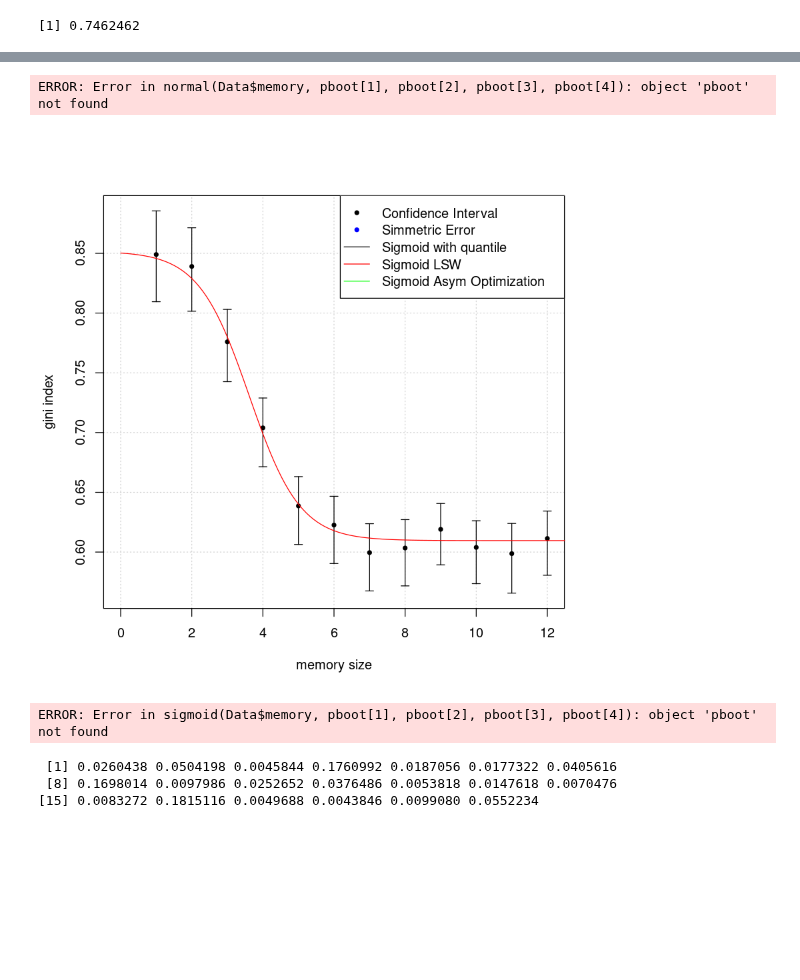
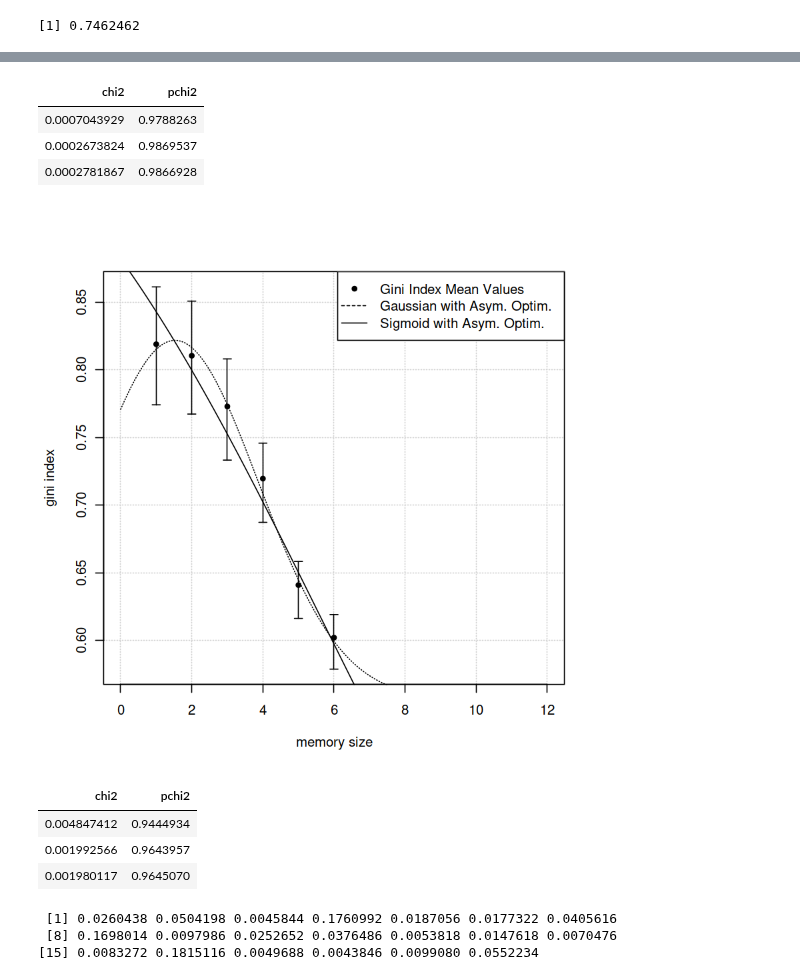
Before and after one commit to BFSteam/memory, a Jupyter notebook: jup/R/R_fit_activation_time.ipynb, the cells around one changed output, grey strips where cells are left out. Drawn from its saved outputs; the diff is of its cells as text; code cells hidden in the pictures; blank space fills up the shorter version.

```diff
--- a/jup/R/R_fit_activation_time.ipynb
+++ b/jup/R/R_fit_activation_time.ipynb
@@ -146,6 +128,6 @@ Warning message in fread(files[k]):
 # %%
 fwrite(x = data.table(HBp), file="./HBp.csv")
 # %%
-HBp <- fread(file = './HBp.csv', header=FALSE, sep=",")
+HBp <- fread(file = '../../log/maggiora/HBp_news.csv', header=FALSE, sep=",")
 nrow(HBp)
 # %% [output]
@@ -263,7 +250,7 @@ normal <- function(x, mu, sig, scale, off) { off + scale * dnorm(x, mu, sig) }
 sigmoid <- function(x, mu, sig, scale, off) { off + scale * 1/(sig + exp(mu*x)) }
 # %%
 #https://stackoverflow.com/questions/13032777/scatter-plot-with-error-bars
-Data <- data.frame(memory=c(1:20), gini=gini_news,
+Data <- data.frame(memory=c(1:6), gini=gini_news,
                    giniup=ifelse(gini_erru>(gini_estd), gini_erru, gini_estd),
                    ginidown=ifelse(gini_errd>(gini_estd), gini_errd, gini_estd), ginistd=gini_estd)
 
@@ -304,11 +291,11 @@ fitGfunk = function(x,y,wu,wd,mu,sig,scale,off){
 }
 
 
-#fitPstd  = fitGstd(Data$memory, Data$gini, Data$ginistd, 0.1,3.5,1.0,0.6)
-#pstd  = fitPstd$par
+fitPstd  = fitGstd(Data$memory, Data$gini, Data$ginistd, 0.1,3.5,1.0,0.6)
+pstd  = fitPstd$par
 
-#fitPboot = fitGboot(Data$memory, Data$gini, Data$giniup+Data$ginidown, pstd[1],pstd[2],pstd[3],pstd[4])
-#pboot = fitPboot$par
+fitPboot = fitGboot(Data$memory, Data$gini, Data$giniup+Data$ginidown, pstd[1],pstd[2],pstd[3],pstd[4])
+pboot = fitPboot$par
 
 fitPfunk = fitGfunk(Data$memory, Data$gini, Data$giniup, Data$ginidown, 0.1,3.5,1.0,0.6)
 pfunk = fitPfunk$par
@@ -318,9 +305,11 @@ plot(Data$memory, Data$gini, xlab="memory size", ylab="gini index", pch=20, xlim
 arrows(Data$memory, Data$gini-Data$ginidown, Data$memory, Data$gini + Data$giniup, length=0.05, angle=90, code=3)
 par(new=TRUE)
 
-#pboot
-#pstd
+pboot
+pstd
 pfunk
+
+gausspar<-pfunk
 
 #curve(normal(x, pboot[1], pboot[2], pboot[3], pboot[4]), 0, 20 ,n=200, add=TRUE)
 #curve(normal(x, pstd[1], pstd[2], pstd[3], pstd[4]), 0, 20 ,n=200, add=TRUE, col='red')
@@ -347,7 +338,10 @@ data.frame(chi2=c(chi2boot, chi2std, chi2funk), pchi2=c(
     pchisq(chi2funk, df=1 , lower.tail=FALSE)
 ))
 # %% [output]
-ERROR: Error in normal(Data$memory, pboot[1], pboot[2], pboot[3], pboot[4]): object 'pboot' not found
+| chi2 | pchi2 |
+| 0.0007043929 | 0.9788263 |
+| 0.0002673824 | 0.9869537 |
+| 0.0002781867 | 0.9866928 |
 # %%
 ## https://stackoverflow.com/questions/15882323/r-robust-fitting-of-data-points-to-a-gaussian-function#15883835
 
@@ -363,42 +357,43 @@ fitGboot = function(x,y,w,mu,sig,scale,off){
 fitGstd = function(x,y,w,mu,sig,scale,off){
     f = function(p){
         d = p[4] + p[3]*(1/(p[2] + exp(p[1]*x)))
         sum((d-y)^2/(w^2))
     }
     optim(c(mu,sig,scale,off),f)
 }
 
 fitGfunk = function(x,y,wu,wd,mu,sig,scale,off){
     f = function(p){
         d = p[4] + p[3]*(1/(p[2] + exp(p[1]*x)))
         sum((d-y)^2/((2*wu)^2*Heaviside(d-y) + (2*wd)^2*Heaviside(y-d)))
     }
     optim(c(mu,sig,scale,off),f)
 }
 
-#fitPstd  =  fitGstd(Data$memory, Data$gini, Data$ginistd, -0.1,3.5,1.0,0.6)
-#pstd  = fitPstd$par
+fitPstd  =  fitGstd(Data$memory, Data$gini, Data$ginistd, -0.1,3.5,1.0,0.6)
+pstd  = fitPstd$par
 
-#fitPboot = fitGboot(Data$memory, Data$gini, Data$giniup+Data$ginidown, pstd[1],pstd[2],pstd[3],pstd[4])
-#pboot = fitPboot$par
+fitPboot = fitGboot(Data$memory, Data$gini, Data$giniup+Data$ginidown, pstd[1],pstd[2],pstd[3],pstd[4])
+pboot = fitPboot$par
 
 fitPfunk = fitGfunk(Data$memory, Data$gini, Data$giniup, Data$ginidown, -0.1,3.5,1.0,0.6)
 pfunk = fitPfunk$par
 
 plot(Data$memory, Data$gini, xlab="memory size", ylab="gini index", pch=20, xlim=range(0,12),ylim=range(c(Data$gini-Data$ginidown, Data$gini+Data$giniup)), panel.first=grid())
 #arrows(Data$memory, Data$gini-Data$ginistd, Data$memory, Data$gini + Data$ginistd, length=0.05, angle=90, code=3, col='blue')
 arrows(Data$memory, Data$gini-Data$ginidown, Data$memory, Data$gini + Data$giniup, length=0.05, angle=90, code=3)
 par(new=TRUE)
 
 #curve(sigmoid(x, pboot[1], pboot[2], pboot[3], pboot[4]), 0, 20 ,n=200, add=TRUE)
 #curve(sigmoid(x, pstd[1], pstd[2], pstd[3], pstd[4]), 0, 20 ,n=200, add=TRUE, col='red')
-curve(sigmoid(x, pfunk[1], pfunk[2], pfunk[3], pfunk[4]), 0, 20 ,n=200, add=TRUE, col='red')
+curve(normal(x, gausspar[1], gausspar[2], gausspar[3], gausspar[4]), 0, 20 ,n=200, add=TRUE, col='black', lty=3)
+curve(sigmoid(x, pfunk[1], pfunk[2], pfunk[3], pfunk[4]), 0, 20 ,n=200, add=TRUE, col='black')
 
-legend("topright", pch = c(20, 20, NA, NA, NA), lty=c(NA, NA, 1, 1, 1),
-        col = c("black", "blue", "black", "red", "green"),
-        legend = c("Confidence Interval", "Simmetric Error", "Sigmoid with quantile", "Sigmoid LSW", "Sigmoid Asym Optimization"))
+legend("topright", pch = c(20, NA, NA), lty=c(NA,2, 1),
+        col = c("black", "black", "black"),
+        legend = c("Gini Index Mean Values", "Gaussian with Asym. Optim.", "Sigmoid with Asym. Optim."))
 # %% [output]
-[figure, old version]
+[figure, new version]
 # %%
 DataChi <- data.frame(observed = Data$gini,
                       expboot = sigmoid(Data$memory, pboot[1], pboot[2], pboot[3], pboot[4]),
@@ -414,7 +409,10 @@ data.frame(chi2=c(chi2boot, chi2std, chi2funk), pchi2=c(
     pchisq(chi2funk, df=1 , lower.tail=FALSE)
 ))
 # %% [output]
-ERROR: Error in sigmoid(Data$memory, pboot[1], pboot[2], pboot[3], pboot[4]): object 'pboot' not found
+| chi2 | pchi2 |
+| 0.004847412 | 0.9444934 |
+| 0.001992566 | 0.9643957 |
+| 0.001980117 | 0.9645070 |
 # %%
 library(reldist) # just for the gini() function
 library(boot) # for the boot() function
```
Also changed, not shown: parts of 7 cells of this notebook, 6 other files.
